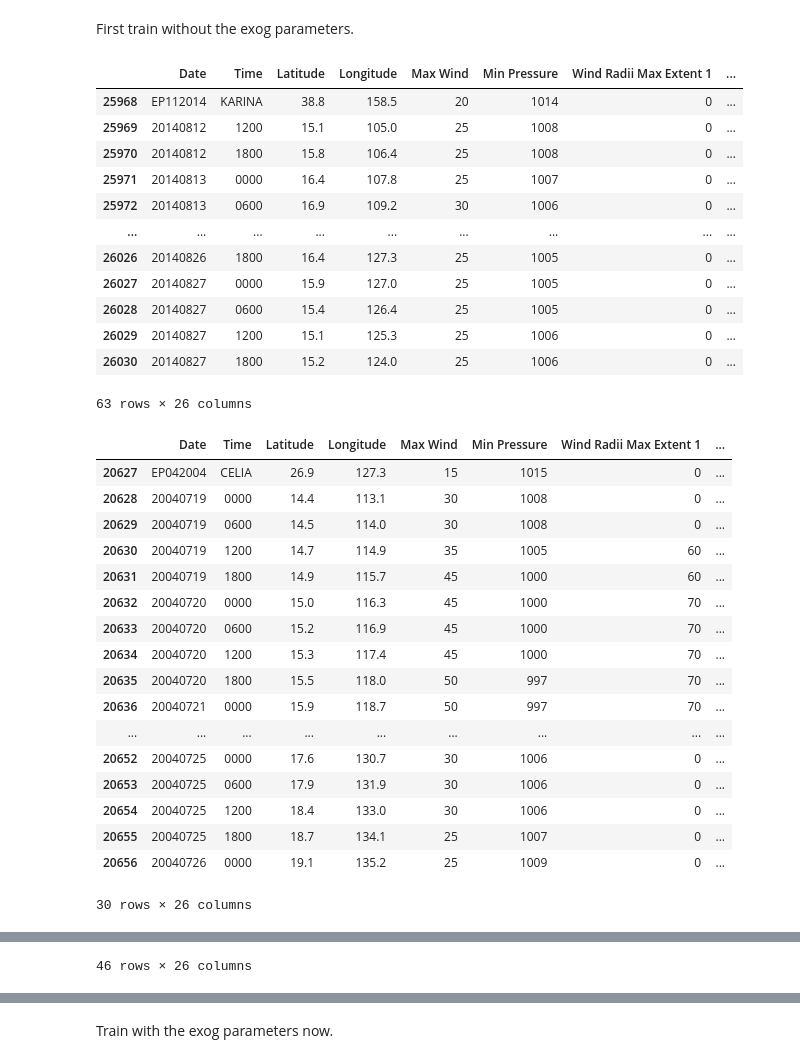
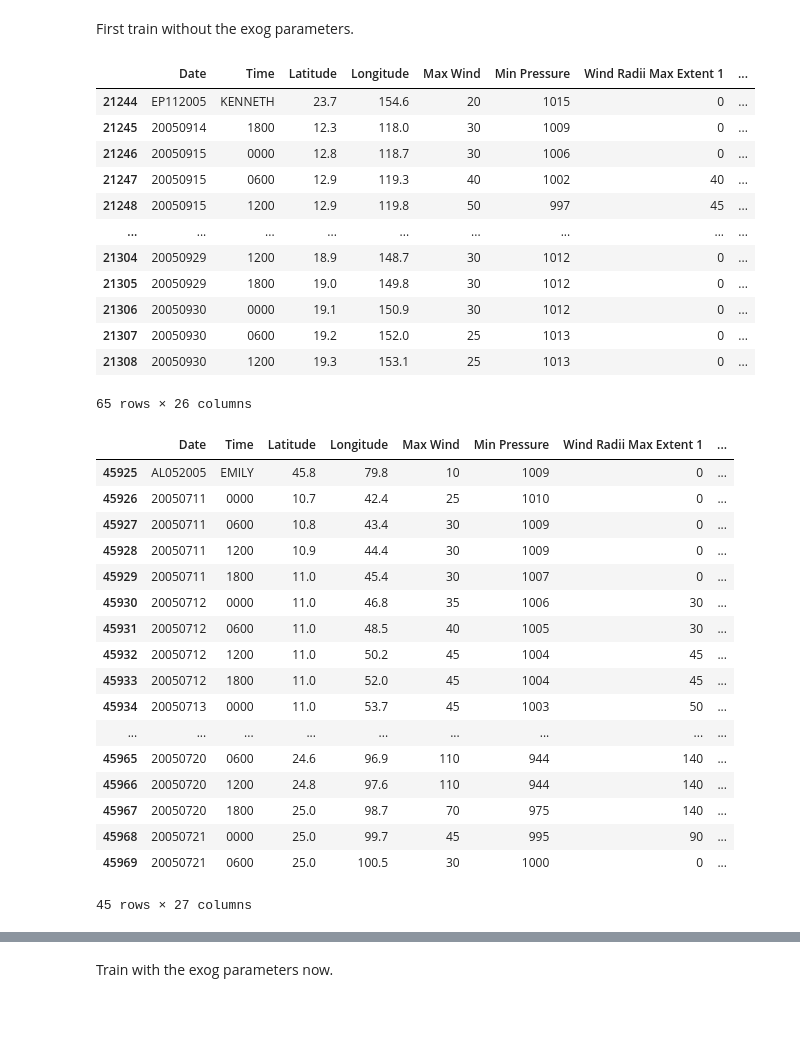
Before and after one commit to samco7/hurricane-prediction, a Jupyter notebook: Code/varmax.ipynb, the cells around one changed output, grey strips where cells are left out. Saved outputs shown, nothing was run; the diff lists cells and outputs as text; code cells hidden in the pictures; blank space fills up the shorter version.

```diff
--- a/Code/varmax.ipynb
+++ b/Code/varmax.ipynb
@@ -13,42 +13,44 @@ First train without the exog parameters.
 # %%
 # Load the data
 pacific = pickle.load(open('./../Data/pacific_series.pickle', 'rb'))
+atlantic = pickle.load(open('./../Data/atlantic_series.pickle', 'rb'))
 
-# Pick 3 hurricanes at random
-rand_hurricanes = np.random.randint(0, len(pacific), 3)
-for i in rand_hurricanes:
-    display(pacific[i])
+kenneth = pacific[28]
+emily = atlantic[20]
 
-p, q = 3, 2
+hurricanes = [kenneth, emily]
+
+for i in hurricanes:
+    display(i)
 # %% [output]
 |  | Date | Time | Latitude | Longitude | Max Wind | Min Pressure | Wind Radii Max Extent 1 | ... |
-| 25968 | EP112014 | KARINA | 38.8 | 158.5 | 20 | 1014 | 0 | ... |
-| 25969 | 20140812 | 1200 | 15.1 | 105.0 | 25 | 1008 | 0 | ... |
-| 25970 | 20140812 | 1800 | 15.8 | 106.4 | 25 | 1008 | 0 | ... |
-| 25971 | 20140813 | 0000 | 16.4 | 107.8 | 25 | 1007 | 0 | ... |
-| 25972 | 20140813 | 0600 | 16.9 | 109.2 | 30 | 1006 | 0 | ... |
+| 21244 | EP112005 | KENNETH | 23.7 | 154.6 | 20 | 1015 | 0 | ... |
+| 21245 | 20050914 | 1800 | 12.3 | 118.0 | 30 | 1009 | 0 | ... |
+| 21246 | 20050915 | 0000 | 12.8 | 118.7 | 30 | 1006 | 0 | ... |
+| 21247 | 20050915 | 0600 | 12.9 | 119.3 | 40 | 1002 | 40 | ... |
+| 21248 | 20050915 | 1200 | 12.9 | 119.8 | 50 | 997 | 45 | ... |
 | ... | ... | ... | ... | ... | ... | ... | ... | ... |
-| 26026 | 20140826 | 1800 | 16.4 | 127.3 | 25 | 1005 | 0 | ... |
-| 26027 | 20140827 | 0000 | 15.9 | 127.0 | 25 | 1005 | 0 | ... |
-| 26028 | 20140827 | 0600 | 15.4 | 126.4 | 25 | 1005 | 0 | ... |
-| 26029 | 20140827 | 1200 | 15.1 | 125.3 | 25 | 1006 | 0 | ... |
-| 26030 | 20140827 | 1800 | 15.2 | 124.0 | 25 | 1006 | 0 | ... |
+| 21304 | 20050929 | 1200 | 18.9 | 148.7 | 30 | 1012 | 0 | ... |
+| 21305 | 20050929 | 1800 | 19.0 | 149.8 | 30 | 1012 | 0 | ... |
+| 21306 | 20050930 | 0000 | 19.1 | 150.9 | 30 | 1012 | 0 | ... |
+| 21307 | 20050930 | 0600 | 19.2 | 152.0 | 25 | 1013 | 0 | ... |
+| 21308 | 20050930 | 1200 | 19.3 | 153.1 | 25 | 1013 | 0 | ... |
-63 rows × 26 columns
+65 rows × 26 columns
 |  | Date | Time | Latitude | Longitude | Max Wind | Min Pressure | Wind Radii Max Extent 1 | ... |
-| 20627 | EP042004 | CELIA | 26.9 | 127.3 | 15 | 1015 | 0 | ... |
-| 20628 | 20040719 | 0000 | 14.4 | 113.1 | 30 | 1008 | 0 | ... |
-| 20629 | 20040719 | 0600 | 14.5 | 114.0 | 30 | 1008 | 0 | ... |
-| 20630 | 20040719 | 1200 | 14.7 | 114.9 | 35 | 1005 | 60 | ... |
-| 20631 | 20040719 | 1800 | 14.9 | 115.7 | 45 | 1000 | 60 | ... |
-| 20632 | 20040720 | 0000 | 15.0 | 116.3 | 45 | 1000 | 70 | ... |
-| 20633 | 20040720 | 0600 | 15.2 | 116.9 | 45 | 1000 | 70 | ... |
-| 20634 | 20040720 | 1200 | 15.3 | 117.4 | 45 | 1000 | 70 | ... |
-| 20635 | 20040720 | 1800 | 15.5 | 118.0 | 50 | 997 | 70 | ... |
-| 20636 | 20040721 | 0000 | 15.9 | 118.7 | 50 | 997 | 70 | ... |
+| 45925 | AL052005 | EMILY | 45.8 | 79.8 | 10 | 1009 | 0 | ... |
+| 45926 | 20050711 | 0000 | 10.7 | 42.4 | 25 | 1010 | 0 | ... |
+| 45927 | 20050711 | 0600 | 10.8 | 43.4 | 30 | 1009 | 0 | ... |
+| 45928 | 20050711 | 1200 | 10.9 | 44.4 | 30 | 1009 | 0 | ... |
+| 45929 | 20050711 | 1800 | 11.0 | 45.4 | 30 | 1007 | 0 | ... |
+| 45930 | 20050712 | 0000 | 11.0 | 46.8 | 35 | 1006 | 30 | ... |
+| 45931 | 20050712 | 0600 | 11.0 | 48.5 | 40 | 1005 | 30 | ... |
+| 45932 | 20050712 | 1200 | 11.0 | 50.2 | 45 | 1004 | 45 | ... |
+| 45933 | 20050712 | 1800 | 11.0 | 52.0 | 45 | 1004 | 45 | ... |
+| 45934 | 20050713 | 0000 | 11.0 | 53.7 | 45 | 1003 | 50 | ... |
 | ... | ... | ... | ... | ... | ... | ... | ... | ... |
-| 20652 | 20040725 | 0000 | 17.6 | 130.7 | 30 | 1006 | 0 | ... |
-| 20653 | 20040725 | 0600 | 17.9 | 131.9 | 30 | 1006 | 0 | ... |
-| 20654 | 20040725 | 1200 | 18.4 | 133.0 | 30 | 1006 | 0 | ... |
-| 20655 | 20040725 | 1800 | 18.7 | 134.1 | 25 | 1007 | 0 | ... |
-| 20656 | 20040726 | 0000 | 19.1 | 135.2 | 25 | 1009 | 0 | ... |
+| 45965 | 20050720 | 0600 | 24.6 | 96.9 | 110 | 944 | 140 | ... |
+| 45966 | 20050720 | 1200 | 24.8 | 97.6 | 110 | 944 | 140 | ... |
+| 45967 | 20050720 | 1800 | 25.0 | 98.7 | 70 | 975 | 140 | ... |
+| 45968 | 20050721 | 0000 | 25.0 | 99.7 | 45 | 995 | 90 | ... |
+| 45969 | 20050721 | 0600 | 25.0 | 100.5 | 30 | 1000 | 0 | ... |
-30 rows × 26 columns
+45 rows × 27 columns
@@ -72,2 +57 @@ p, q = 3, 2
-46 rows × 26 columns
 # %%
```
Also changed, not shown: parts of 5 cells of this notebook, 5 other files.
